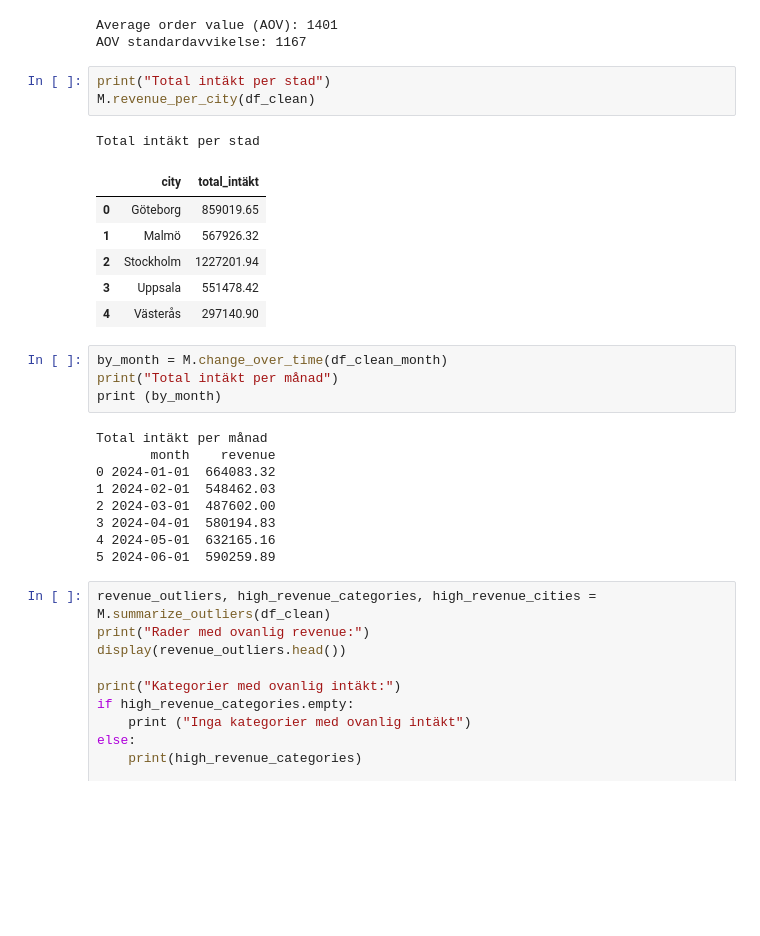
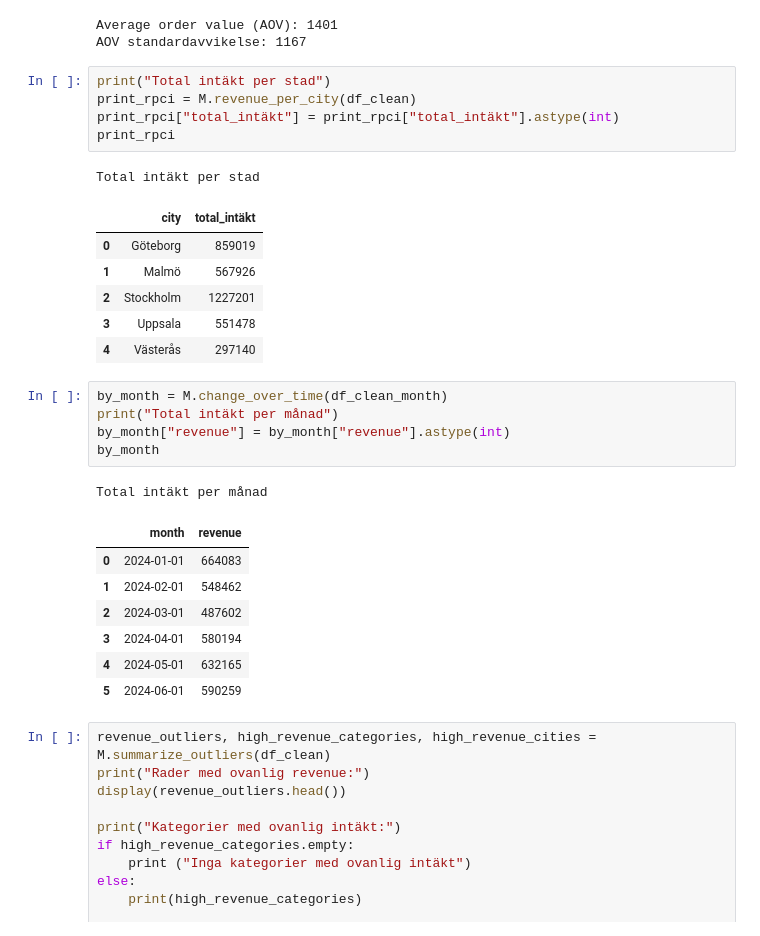
Before and after one commit to elinwahlgren/Gruppuppgift, a Jupyter notebook: report.ipynb, the cells around one changed output. Drawn from its saved outputs; the diff is of its cells as text; blank space fills up the shorter version.

```diff
--- a/report.ipynb
+++ b/report.ipynb
@@ -74,28 +76,31 @@ Average order value (AOV): 1401
 AOV standardavvikelse: 1167
 # %%
 print("Total intäkt per stad")
-M.revenue_per_city(df_clean)
+print_rpci = M.revenue_per_city(df_clean)
+print_rpci["total_intäkt"] = print_rpci["total_intäkt"].astype(int)
+print_rpci
 # %% [output]
 Total intäkt per stad
 |  | city | total_intäkt |
-| 0 | Göteborg | 859019.65 |
-| 1 | Malmö | 567926.32 |
-| 2 | Stockholm | 1227201.94 |
-| 3 | Uppsala | 551478.42 |
-| 4 | Västerås | 297140.90 |
+| 0 | Göteborg | 859019 |
+| 1 | Malmö | 567926 |
+| 2 | Stockholm | 1227201 |
+| 3 | Uppsala | 551478 |
+| 4 | Västerås | 297140 |
 # %%
 by_month = M.change_over_time(df_clean_month)
 print("Total intäkt per månad")
-print (by_month)
+by_month["revenue"] = by_month["revenue"].astype(int)
+by_month
 # %% [output]
 Total intäkt per månad
-       month    revenue
-0 2024-01-01  664083.32
-1 2024-02-01  548462.03
-2 2024-03-01  487602.00
-3 2024-04-01  580194.83
-4 2024-05-01  632165.16
-5 2024-06-01  590259.89
+|  | month | revenue |
+| 0 | 2024-01-01 | 664083 |
+| 1 | 2024-02-01 | 548462 |
+| 2 | 2024-03-01 | 487602 |
+| 3 | 2024-04-01 | 580194 |
+| 4 | 2024-05-01 | 632165 |
+| 5 | 2024-06-01 | 590259 |
 # %%
 revenue_outliers, high_revenue_categories, high_revenue_cities = M.summarize_outliers(df_clean)
 print("Rader med ovanlig revenue:")
```
Also changed, not shown: parts of 3 cells of this notebook.
